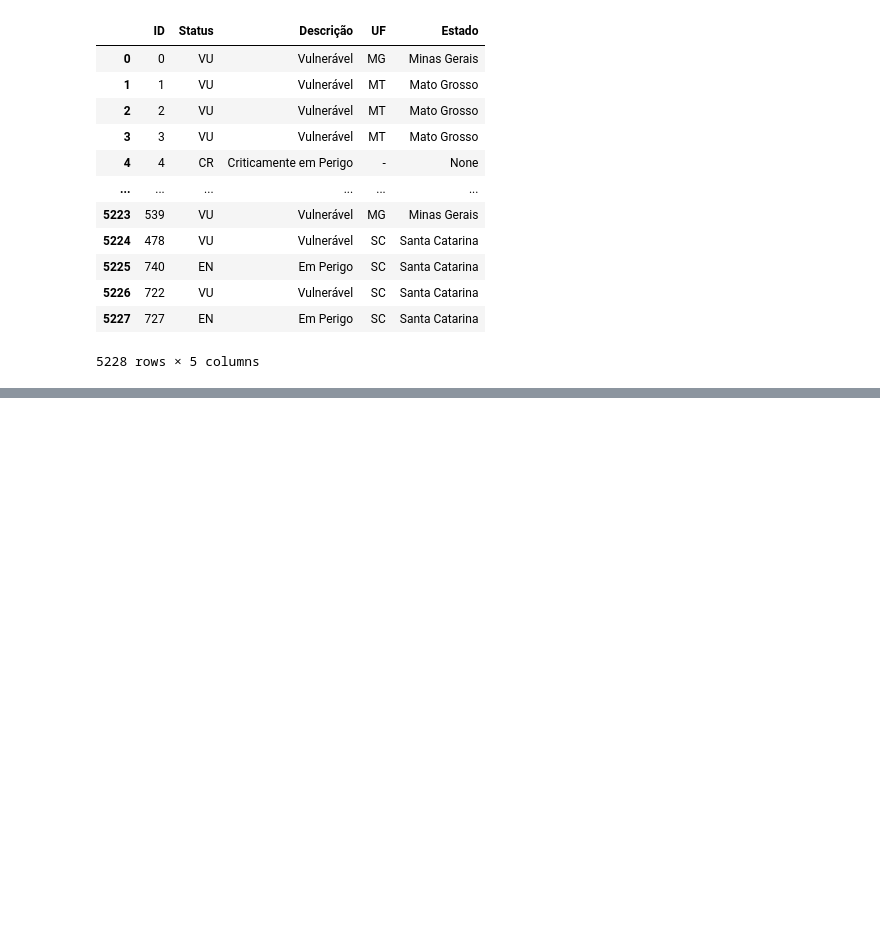
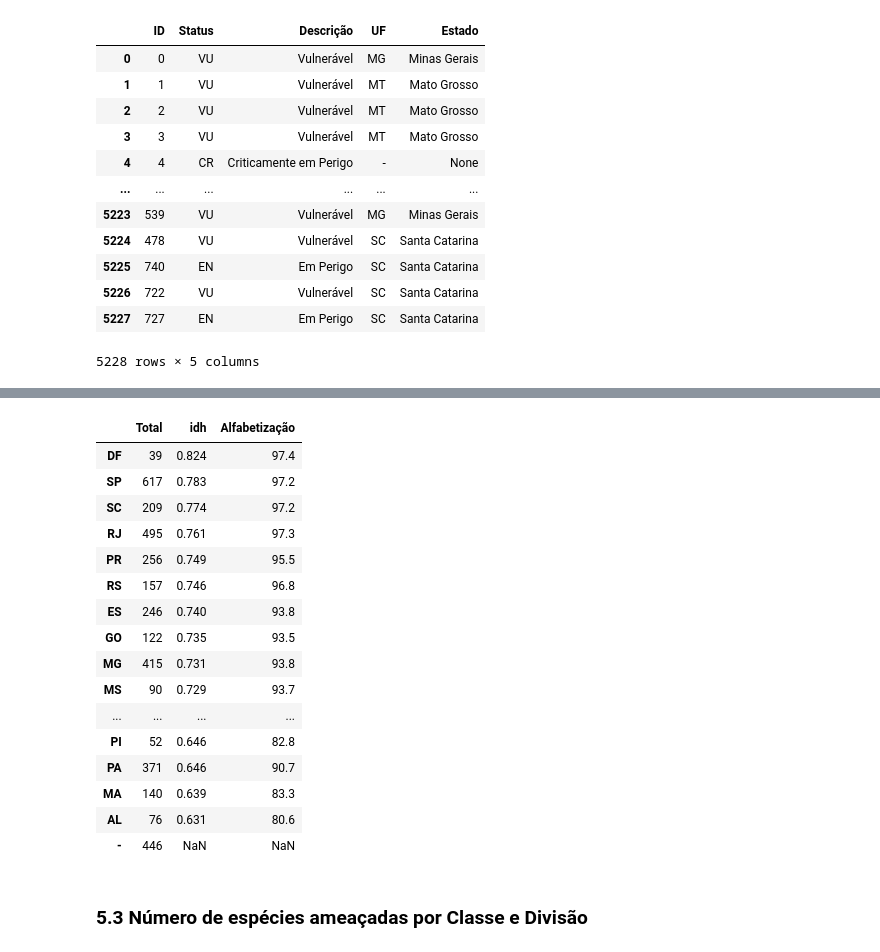
Before and after one commit to fesmazz/Projetos, a Jupyter notebook: Fauna/fauna.ipynb, the cells around one changed output, grey strips where cells are left out. Cells and saved outputs as stored; diff of their text form; code cells hidden in the pictures; blank space fills up the shorter version.

```diff
--- a/Fauna/fauna.ipynb
+++ b/Fauna/fauna.ipynb
@@ -757,0 +712,31 @@ array([<AxesSubplot:title={'center':'Total'}>,
+# %%
+sqlstr = ("""
+SELECT UF.nome as "UF", UF.idh, uf.alfabetizacao as "Alfabetização"
+FROM UF
+WHERE UF.idh IS NOT NULL AND  UF.alfabetizacao IS NOT NULL
+""")
+dados = pd.read_sql_query(sqlstr, conn)
+dados = dados.set_index("UF")
+idh_uf = pd.concat([totais_uf["Total"], dados], axis=1)
+display(idh_uf.sort_values(by = ["idh"], ascending=False))
+# %% [output]
+|  | Total | idh | Alfabetização |
+| DF | 39 | 0.824 | 97.4 |
+| SP | 617 | 0.783 | 97.2 |
+| SC | 209 | 0.774 | 97.2 |
+| RJ | 495 | 0.761 | 97.3 |
+| PR | 256 | 0.749 | 95.5 |
+| RS | 157 | 0.746 | 96.8 |
+| ES | 246 | 0.740 | 93.8 |
+| GO | 122 | 0.735 | 93.5 |
+| MG | 415 | 0.731 | 93.8 |
+| MS | 90 | 0.729 | 93.7 |
+| ... | ... | ... | ... |
+| PI | 52 | 0.646 | 82.8 |
+| PA | 371 | 0.646 | 90.7 |
+| MA | 140 | 0.639 | 83.3 |
+| AL | 76 | 0.631 | 80.6 |
+| - | 446 | NaN | NaN |
+# %% [markdown]
+<a name="e4.3"></a>
+### 5.3 Número de espécies ameaçadas por Classe e Divisão
```
Also changed, not shown: parts of 16 cells of this notebook.
